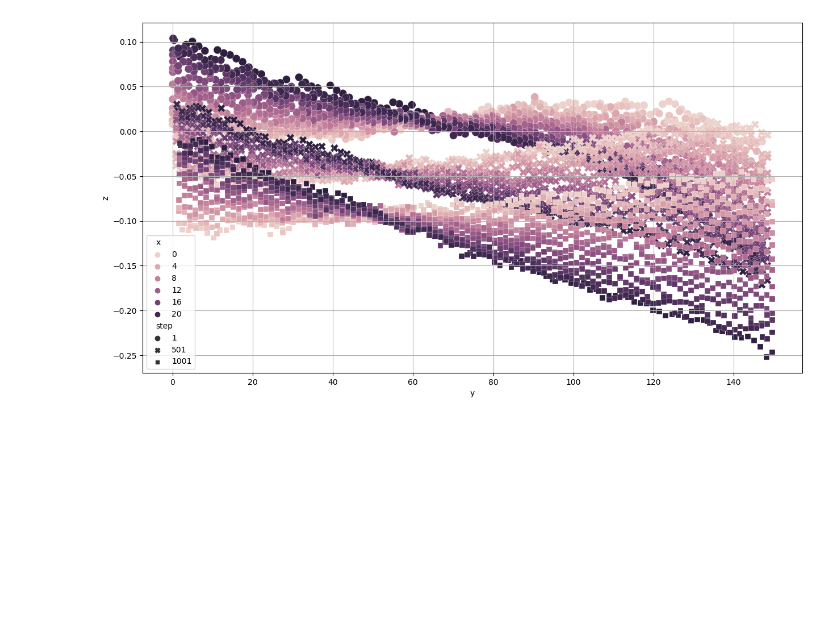
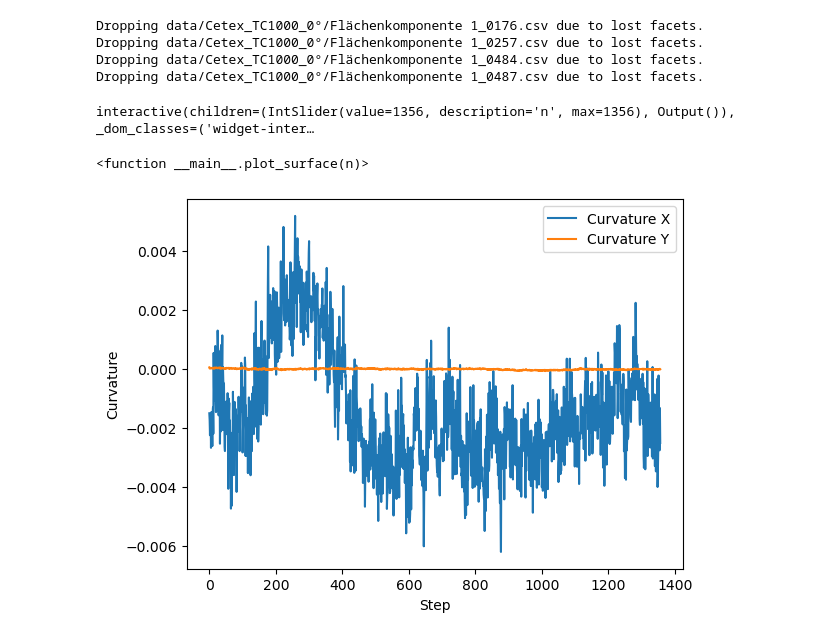
Before and after one commit to meyer-nils/dic_fem_workshop, a Jupyter notebook: z_deformation.ipynb, the cells around one changed output. Saved outputs shown, nothing was run; the diff lists cells and outputs as text; code cells hidden in the pictures; blank space fills up the shorter version.

```diff
--- a/z_deformation.ipynb
+++ b/z_deformation.ipynb
@@ -14,22 +15,62 @@ positions = []
 n_files = len([f for f in os.listdir(PATH) if os.path.isfile(os.path.join(PATH, f))])
 
 # Iterate over files
-for n in range(1, n_files, 500):
+for n in range(1, n_files):
     dic_file = f"{PATH}/Flächenkomponente 1_{n:04d}.csv"
-    pos = pd.read_csv(dic_file, skiprows=8, delimiter=";")
-    pos["step"] = n
+    pos = np.loadtxt(dic_file, skiprows=9, delimiter=";")[:, 1:4]
     if len(positions) > 0:
         if pos.shape[0] != positions[0].shape[0]:
             print(f"Dropping {dic_file} due to lost facets.")
             continue
     positions.append(pos)
-
-
-# Stack the dataframes
-positions = pd.concat(positions, ignore_index=True)
+# %% [output]
+Dropping data/Cetex_TC1000_0°/Flächenkomponente 1_0176.csv due to lost facets.
+Dropping data/Cetex_TC1000_0°/Flächenkomponente 1_0257.csv due to lost facets.
+Dropping data/Cetex_TC1000_0°/Flächenkomponente 1_0484.csv due to lost facets.
+Dropping data/Cetex_TC1000_0°/Flächenkomponente 1_0487.csv due to lost facets.
-# %%
-plt.figure(figsize=(15,8))
-ax = sns.scatterplot(data=positions, x="y", y="z", hue="x", style="step", s=100, linewidth=0.2)
-plt.grid()
-# %% [output]
-[figure, removed]
+# %%
+N = len(positions)
+
+def plot_surface(n):
+    fig = plt.figure()
+    ax = fig.add_subplot(111, projection='3d')
+    ax.scatter(positions[n][:, 0], positions[n][:, 1], positions[n][:, 2], c='r', marker='o')
+    ax.set_xlabel("X")
+    ax.set_ylabel("Y")
+    ax.set_zlabel("Z")
+    plt.show()
+
+widgets.interact(plot_surface,n=widgets.IntSlider(value=N-1, min=0, max=N-1, step=1))
+# %% [output]
+interactive(children=(IntSlider(value=1356, description='n', max=1356), Output()), _dom_classes=('widget-inter…
+<function __main__.plot_surface(n)>
+# %%
+curvature_x = []
+curvature_y = []
+for pos in positions:
+    # Build a triangulation
+    tri = Triangulation(pos[:,0], pos[:,1])
+    mask = TriAnalyzer(tri).get_flat_tri_mask(.01)
+    tri.set_mask(mask)
+
+    # Gradient
+    z = CubicTriInterpolator(tri, pos[:,2])
+    z_x, z_y = z.gradient(tri.x, tri.y)
+
+    # Hessian
+    z_x = CubicTriInterpolator(tri, z_x)
+    z_xx, z_xy = z_x.gradient(tri.x, tri.y)
+    z_y = CubicTriInterpolator(tri, z_y)
+    z_yx, z_yy = z_y.gradient(tri.x, tri.y)
+
+    curvature_x.append(np.mean(z_xx))
+    curvature_y.append(np.mean(z_yy))
+# %%
+plt.plot(curvature_x, label="Curvature X")
+plt.plot(curvature_y, label="Curvature Y")
+plt.legend()
+plt.xlabel("Step")
+plt.ylabel("Curvature")
+plt.show()
+# %% [output]
+[figure, added]
```
Also changed, not shown: parts of 1 cell of this notebook.
